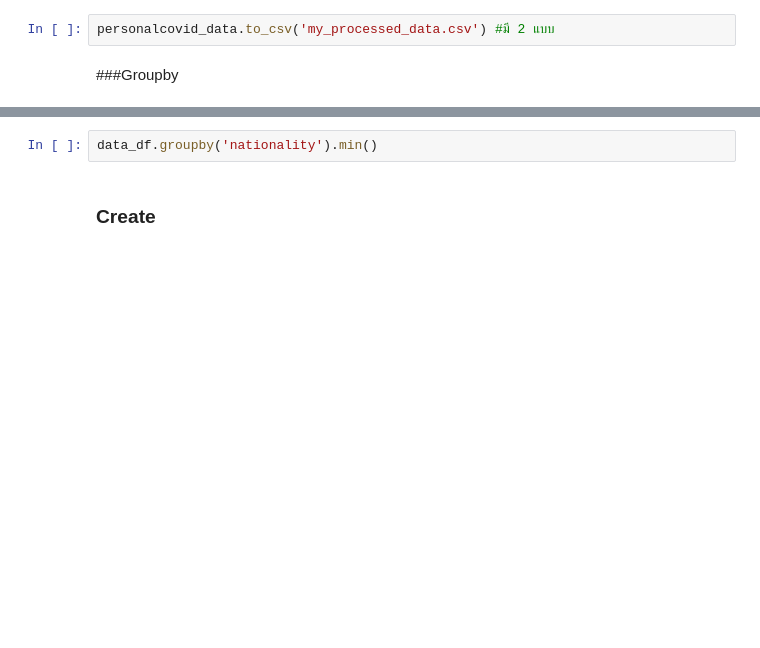
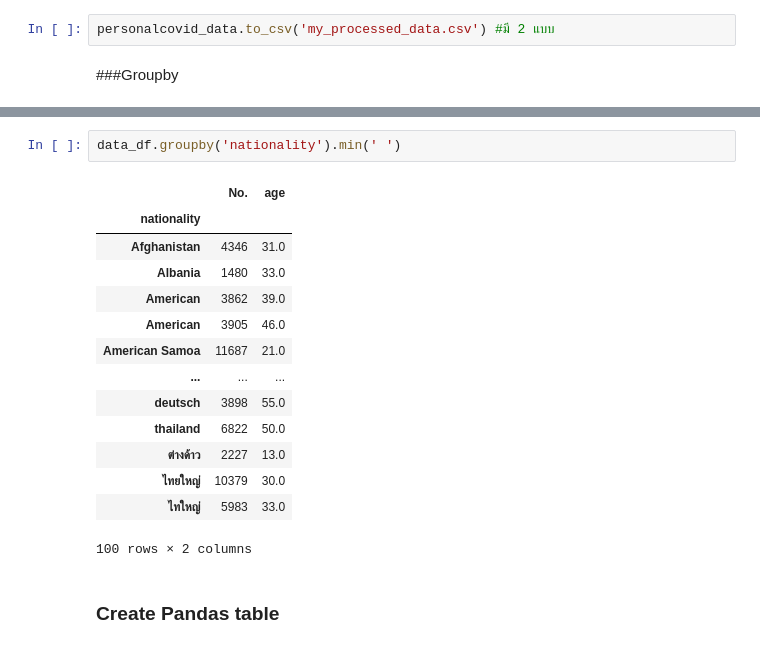
Before and after one commit to pondbaahh/data_viz_2022, a Jupyter notebook: Pandas102.ipynb, the cells around one changed output, grey strips where cells are left out. Cells and saved outputs as stored; diff of their text form; blank space fills up the shorter version.

```diff
--- a/Pandas102.ipynb
+++ b/Pandas102.ipynb
@@ -230,4 +263,19 @@ data_df.groupby('nationality').count()
 # %%
-data_df.groupby('nationality').min()
+data_df.groupby('nationality').min(' ')
+# %% [output]
+|  | No. | age |
+| nationality |  |  |
+| Afghanistan | 4346 | 31.0 |
+| Albania | 1480 | 33.0 |
+| American | 3862 | 39.0 |
+| American | 3905 | 46.0 |
+| American Samoa | 11687 | 21.0 |
+| ... | ... | ... |
+| deutsch | 3898 | 55.0 |
+| thailand | 6822 | 50.0 |
+| ต่างด้าว | 2227 | 13.0 |
+| ไทยใหญ่ | 10379 | 30.0 |
+| ไทใหญ่ | 5983 | 33.0 |
+100 rows × 2 columns
 # %% [markdown]
-### Create
+### Create Pandas table
```
Also changed, not shown: parts of 25 cells of this notebook.
